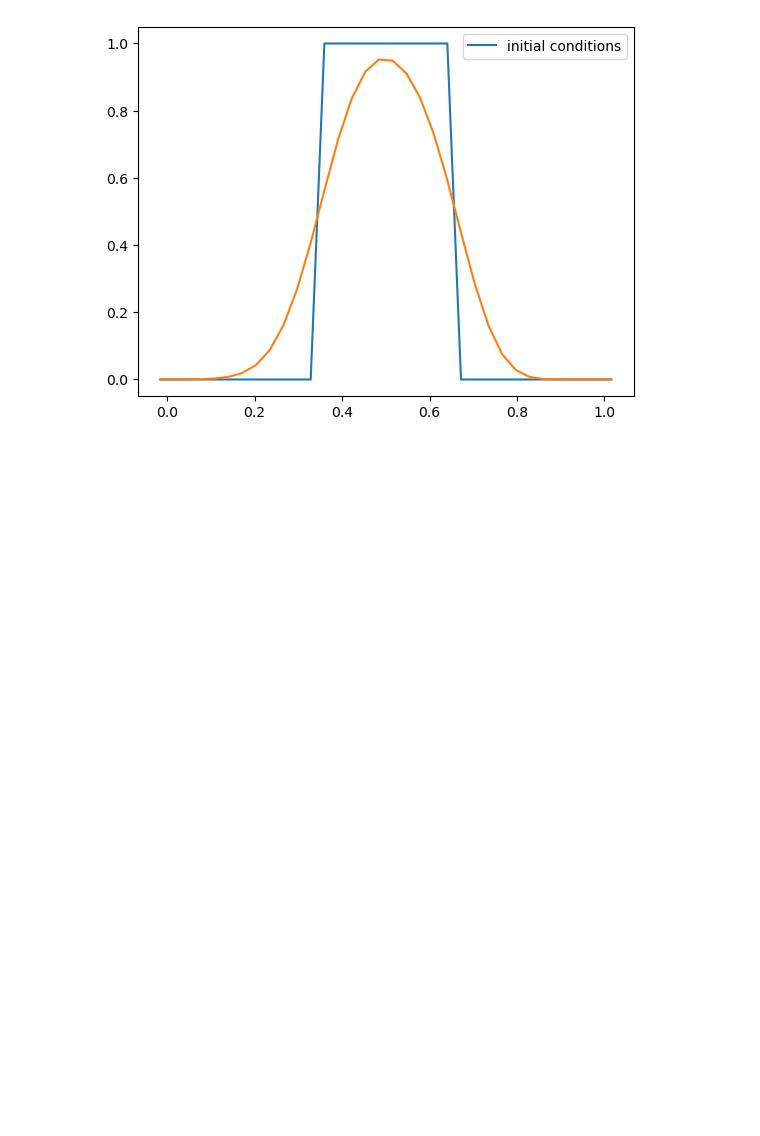
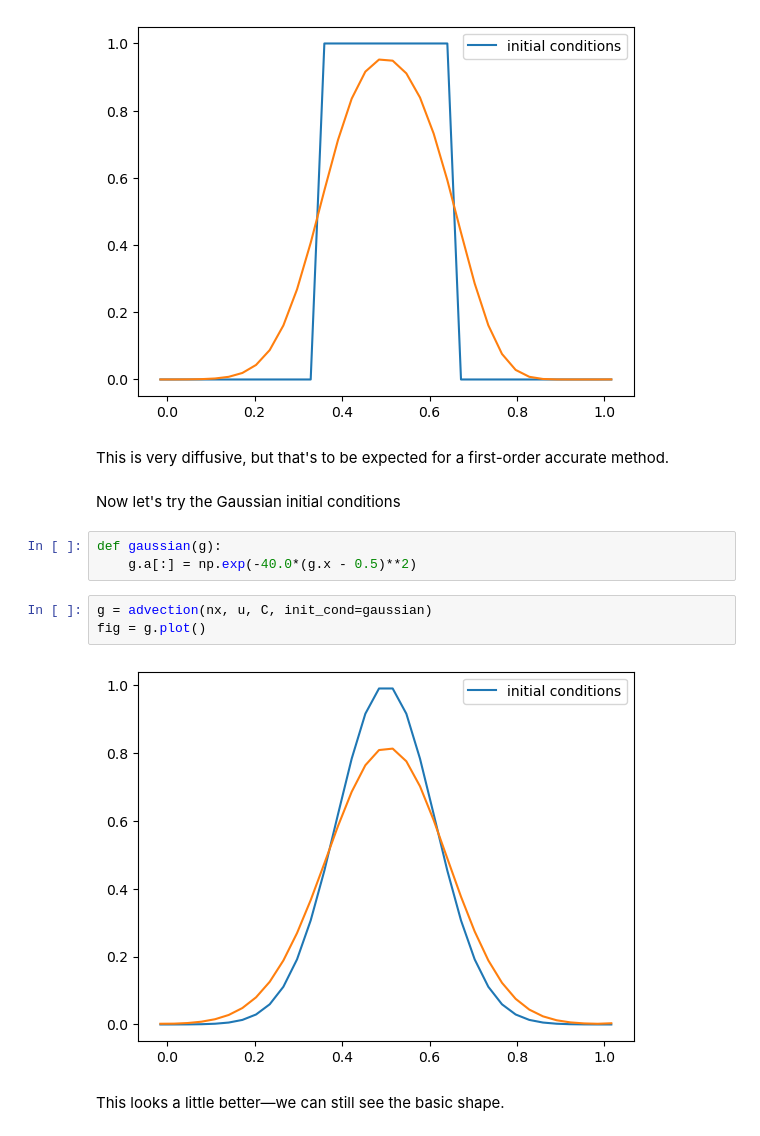
Before and after one commit to zingale/cca-summer-school, a Jupyter notebook: content/advection/advection-first-order.ipynb, the cells around one changed output. Drawn from its saved outputs; the diff is of its cells as text; blank space fills up the shorter version.

```diff
--- a/content/advection/advection-first-order.ipynb
+++ b/content/advection/advection-first-order.ipynb
@@ -88,3 +88,17 @@ g = advection(nx, u, C, init_cond=tophat)
 fig = g.plot()
 # %% [output]
 [figure]
+# %% [markdown]
+This is very diffusive, but that's to be expected for a first-order accurate method.
+# %% [markdown]
+Now let's try the Gaussian initial conditions
+# %%
+def gaussian(g):
+    g.a[:] = np.exp(-40.0*(g.x - 0.5)**2)
+# %%
+g = advection(nx, u, C, init_cond=gaussian)
+fig = g.plot()
+# %% [output]
+[figure, added]
+# %% [markdown]
+This looks a little better&mdash;we can still see the basic shape.
```
Also changed, not shown: 3 other files.
